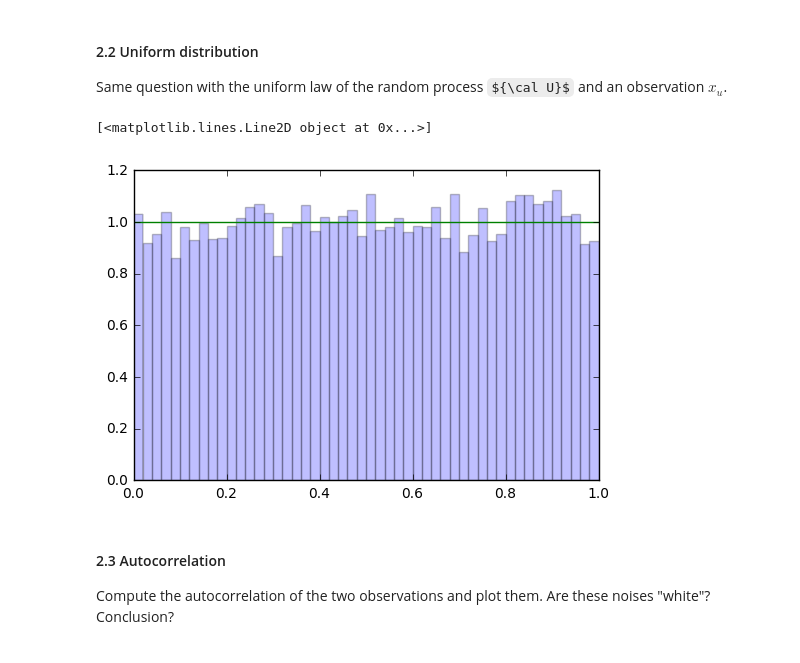
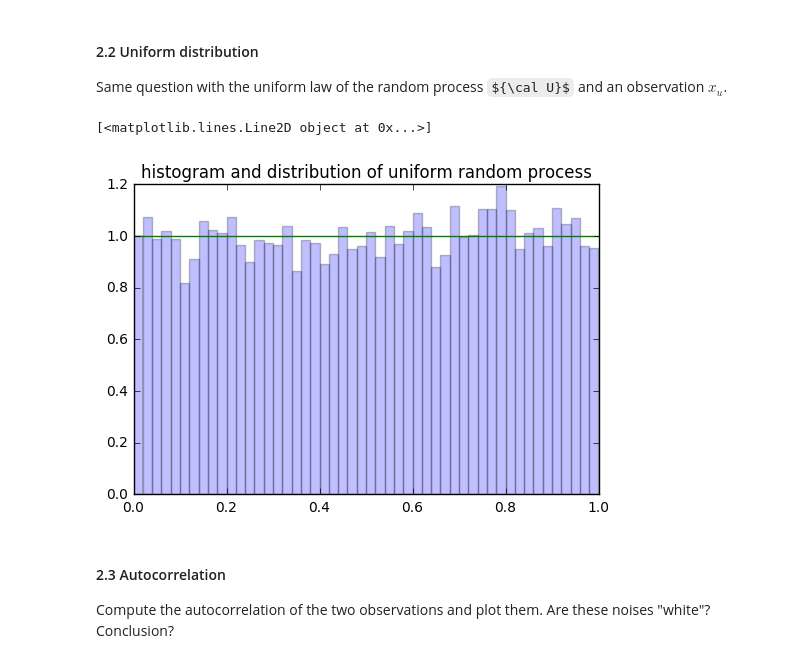
Before and after one commit to gopi231091/DSP-TP-1617, a Jupyter notebook: Lab1/python/Lab1.ipynb, the cells around one changed output. Cells and saved outputs as stored; diff of their text form; code cells hidden in the pictures; some formulas as TeX source.

```diff
--- a/Lab1/python/Lab1.ipynb
+++ b/Lab1/python/Lab1.ipynb
@@ -239,23 +241,25 @@ Same question with the uniform law of the random process ${\cal U}$ and an obser
 # %%
 # Define the number of samples to draw
 N = 10000
 
 # Generate the data
 rand_uni = np.random.uniform(mu,sigma,(N,))
 
 # Plot the histogram
 n, bins, patches = plt.hist(rand_uni, 50, normed=1, alpha=0.25)
+plt.title('histogram and distribution of uniform random process')
 
+# Plot the distribution
 from scipy.stats import uniform
 distri = uniform.pdf(bins)
 plt.plot(bins,distri)
 
 #COMMENT
 #As the number of samples increases the distribution will more tend to
 #theoretical distribution and it would be more smooth
 # %% [output]
 [<matplotlib.lines.Line2D object at 0x...>]
-[figure, old version]
+[figure, new version]
 # %% [markdown]
 #### 2.3 Autocorrelation
 Compute the autocorrelation of the two observations and plot them. Are these noises "white"? Conclusion?
```
Also changed, not shown: parts of 4 cells of this notebook.
